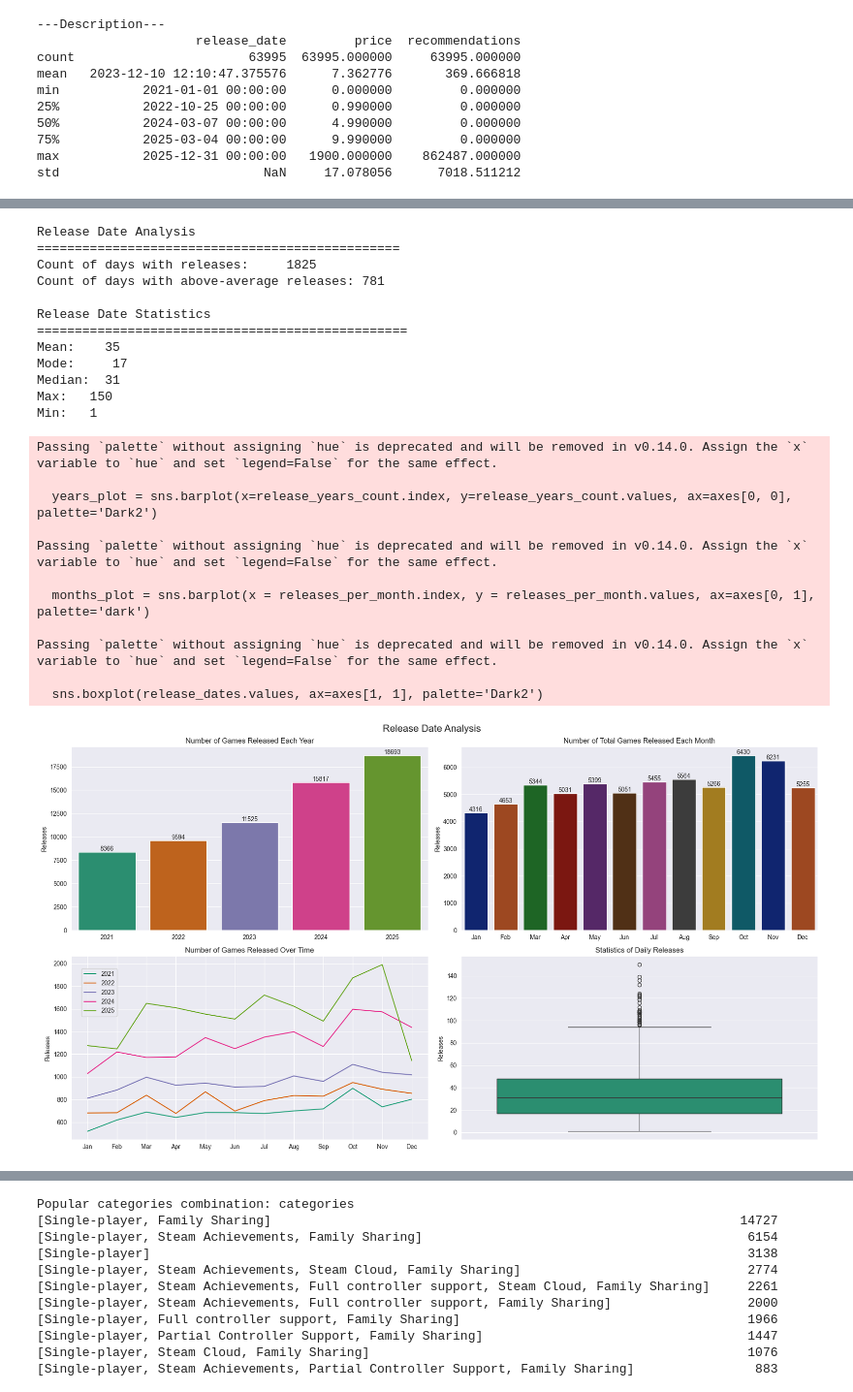
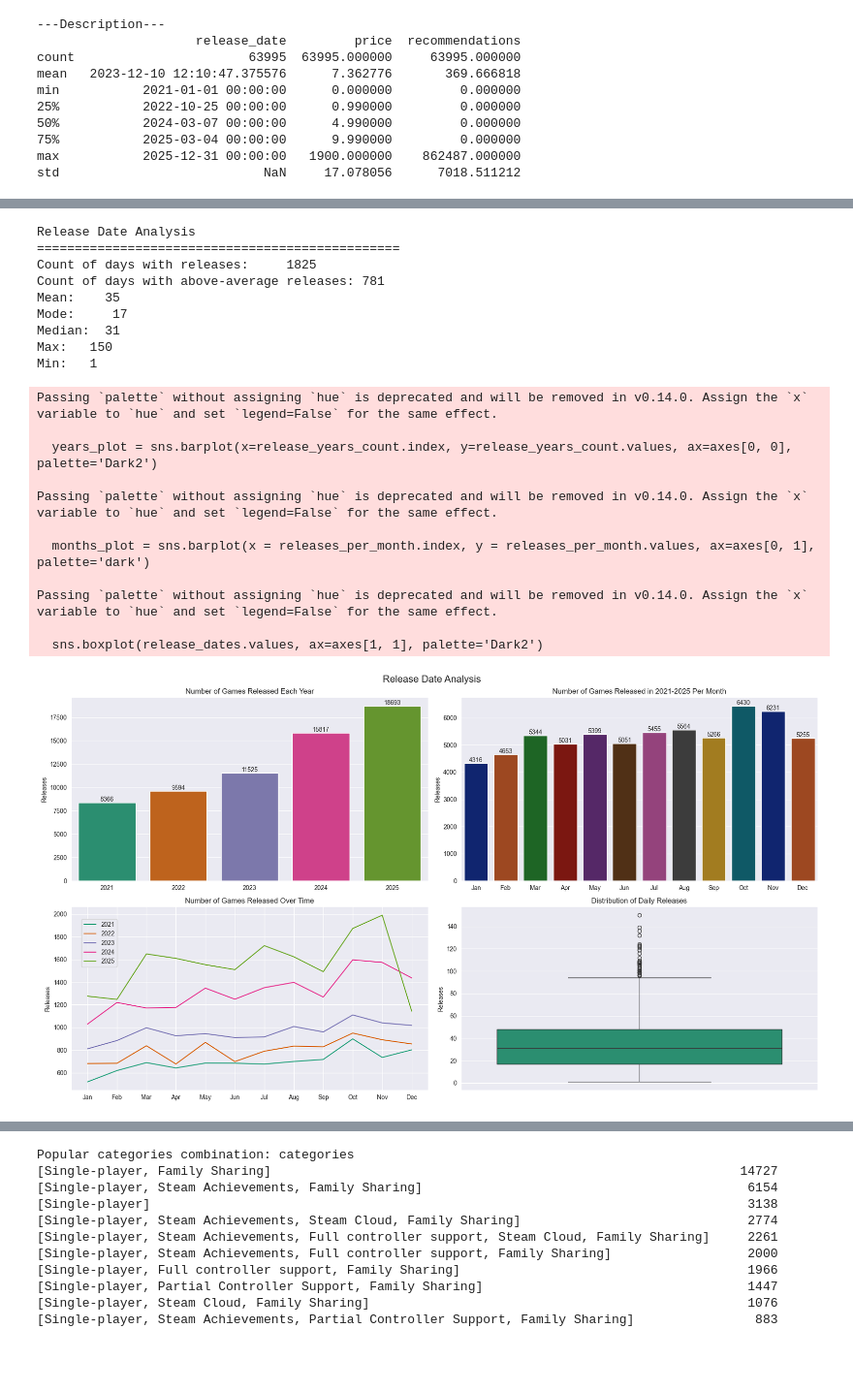
Before and after one commit to MCAlberto55/steam-games-analysis, a Jupyter notebook: notebooks/eda_analysis.ipynb, the cells around one changed output, grey strips where cells are left out. Shown at 97% size. Cells and saved outputs as stored; diff of their text form; code cells hidden in the pictures; blank space fills up the shorter version.

```diff
--- a/notebooks/eda_analysis.ipynb
+++ b/notebooks/eda_analysis.ipynb
@@ -91,7 +50,7 @@ mean, mode, median, max_date, min_date = (
 popular_release_dates = release_dates[release_dates > mean].count()
 releases_per_month = data["release_date"].dt.month.value_counts()
 releases_per_year_month = data.groupby(['release_year', data['release_date'].dt.month]).size().reset_index(name='count')
-stats_report = f"""
+release_date_analysis = f"""
 Release Date Analysis
 ================================================
 Count of days with releases:     {release_dates.count()}
@@ -102,7 +61,7 @@ Median:  {median:.0f}
 Max:   {max_date}
 Min:   {min_date}
 """
-print(stats_report)
+print(release_date_analysis)
 
 # Visual Release date analysis
 sns.set_style("darkgrid")
@@ -115,7 +74,7 @@ axes[0,0].set(xlabel=None, ylabel='Releases')
 add_bar_value(years_plot)
 
 months_plot = sns.barplot(x = releases_per_month.index, y = releases_per_month.values, ax=axes[0, 1], palette='dark')
-axes[0,1].set_title('Number of Total Games Released Each Month')
+axes[0,1].set_title('Number of Games Released in 2021-2025 Per Month')
 axes[0,1].set(xlabel=None, ylabel='Releases')
 axes[0,1].set_xticklabels(['Jan', 'Feb', 'Mar', 'Apr', 'May', 'Jun', 'Jul', 'Aug', 'Sep', 'Oct', 'Nov', 'Dec'])
 add_bar_value(months_plot)
@@ -123,39 +82,36 @@ add_bar_value(months_plot)
 sns.lineplot(data = releases_per_year_month, x = 'release_date', y = 'count', hue='release_year', ax=axes[1, 0], palette='Dark2')
 axes[1,0].set_title('Number of Games Released Over Time')
 axes[1,0].set(xlabel=None, ylabel='Releases')
-axes[1, 0].set_xticks(range(1, 13))
+axes[1,0].set_xticks(range(1, 13))
 axes[1,0].set_xticklabels(['Jan', 'Feb', 'Mar', 'Apr', 'May', 'Jun', 'Jul', 'Aug', 'Sep', 'Oct', 'Nov', 'Dec'])
 axes[1,0].legend(bbox_to_anchor=(0.02, 0.95), loc='upper left')
 plt.tight_layout()
 
 sns.boxplot(release_dates.values, ax=axes[1, 1], palette='Dark2')
 axes[1,1].set(xlabel=None, ylabel='Releases')
-axes[1,1].set_title('Statistics of Daily Releases')
+axes[1,1].set_title('Distribution of Daily Releases')
 
 plt.show()
 # %% [output]
 Release Date Analysis
 ================================================
 Count of days with releases:     1825
 Count of days with above-average releases: 781
-
-Release Date Statistics
-=================================================
 Mean:    35
 Mode:     17
 Median:  31
 Max:   150
 Min:   1
 Passing `palette` without assigning `hue` is deprecated and will be removed in v0.14.0. Assign the `x` variable to `hue` and set `legend=False` for the same effect.
 
   years_plot = sns.barplot(x=release_years_count.index, y=release_years_count.values, ax=axes[0, 0], palette='Dark2')
 
 Passing `palette` without assigning `hue` is deprecated and will be removed in v0.14.0. Assign the `x` variable to `hue` and set `legend=False` for the same effect.
 
   months_plot = sns.barplot(x = releases_per_month.index, y = releases_per_month.values, ax=axes[0, 1], palette='dark')
 
 Passing `palette` without assigning `hue` is deprecated and will be removed in v0.14.0. Assign the `x` variable to `hue` and set `legend=False` for the same effect.
 
   sns.boxplot(release_dates.values, ax=axes[1, 1], palette='Dark2')
-[figure, old version]
+[figure, new version]
 # %%
```
Also changed, not shown: parts of 3 cells of this notebook, 1 other file.
